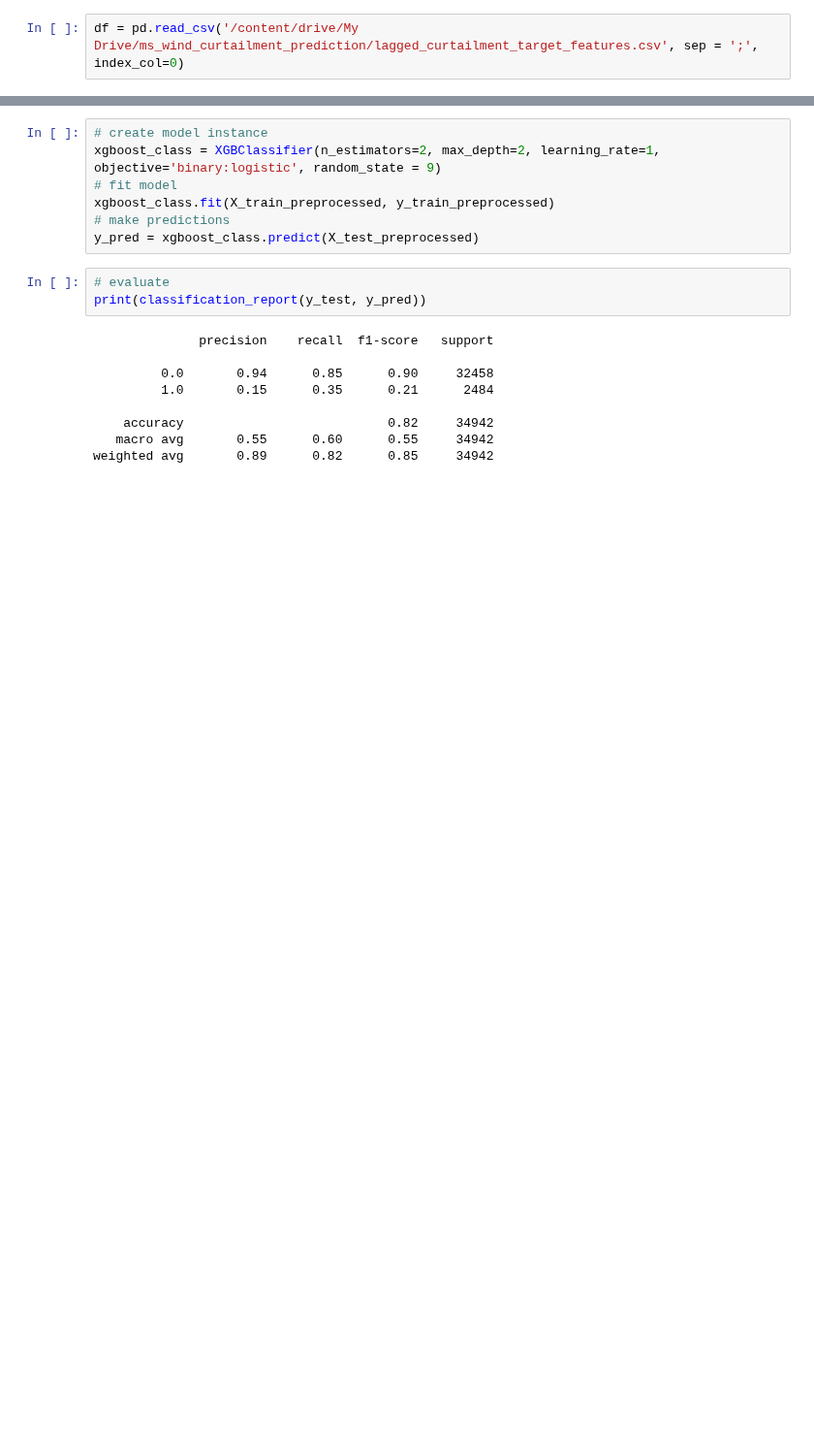
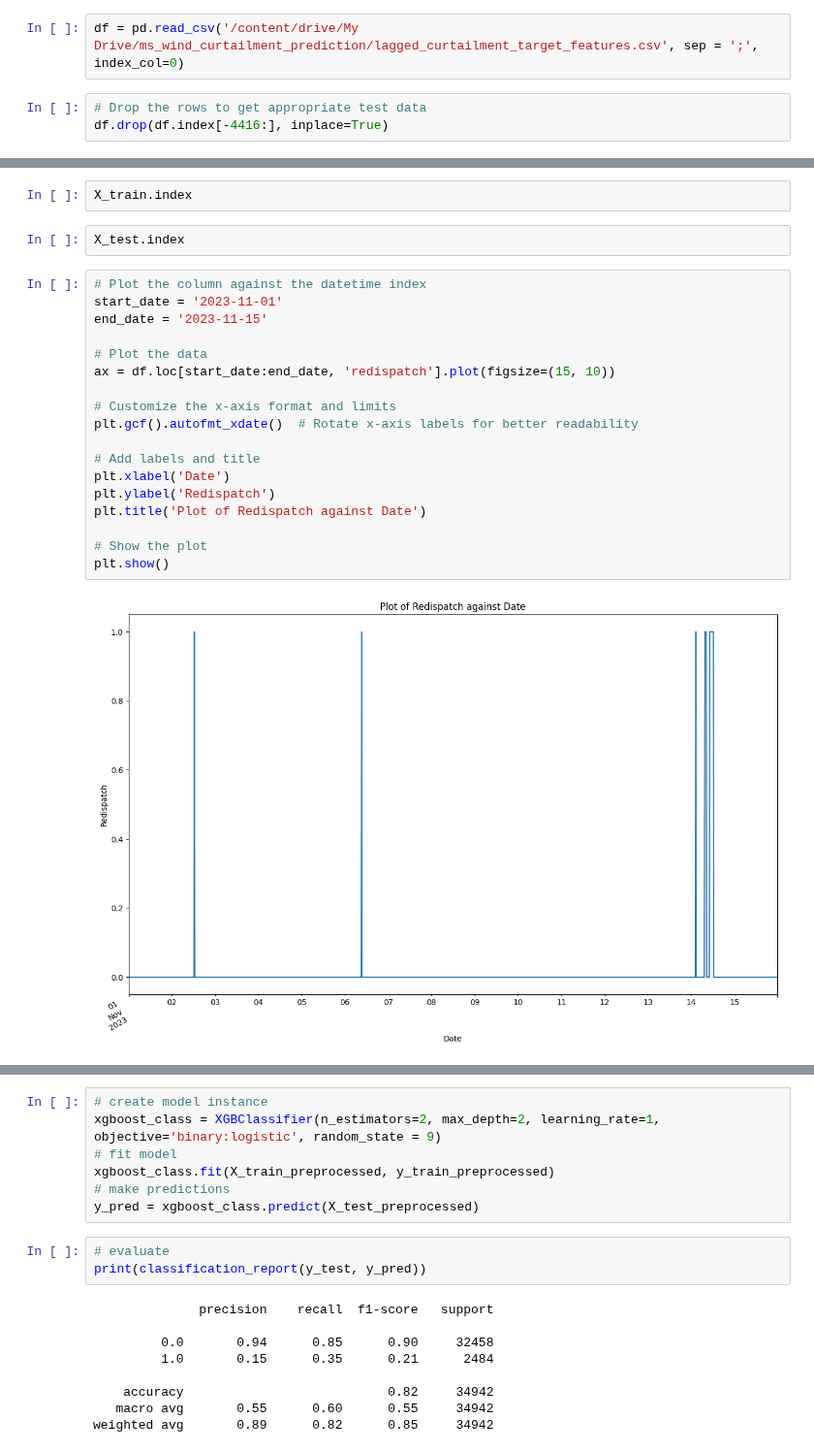
Before and after one commit to mgondeck/wind_curtailment_prediction, a Jupyter notebook: xgboost_binary_classification.ipynb, the cells around one changed output, grey strips where cells are left out. Shown at 97% size. Saved outputs shown, nothing was run; the diff lists cells and outputs as text; blank space fills up the shorter version.

Commit message:
adjusted selection of test set

```diff
--- a/xgboost_binary_classification.ipynb
+++ b/xgboost_binary_classification.ipynb
@@ -25,2 +25,5 @@ Mounted at /content/drive
 # %%
 df = pd.read_csv('/content/drive/My Drive/ms_wind_curtailment_prediction/lagged_curtailment_target_features.csv', sep = ';', index_col=0)
+# %%
+# Drop the rows to get appropriate test data
+df.drop(df.index[-4416:], inplace=True)
@@ -26,0 +139,24 @@ df = pd.read_csv('/content/drive/My Drive/ms_wind_curtailment_prediction/lagged_
+# %%
+X_train.index
+# %%
+X_test.index
+# %%
+# Plot the column against the datetime index
+start_date = '2023-11-01'
+end_date = '2023-11-15'
+
+# Plot the data
+ax = df.loc[start_date:end_date, 'redispatch'].plot(figsize=(15, 10))
+
+# Customize the x-axis format and limits
+plt.gcf().autofmt_xdate()  # Rotate x-axis labels for better readability
+
+# Add labels and title
+plt.xlabel('Date')
+plt.ylabel('Redispatch')
+plt.title('Plot of Redispatch against Date')
+
+# Show the plot
+plt.show()
+# %% [output]
+[figure, added]
```
Also changed, not shown: parts of 9 cells of this notebook.
